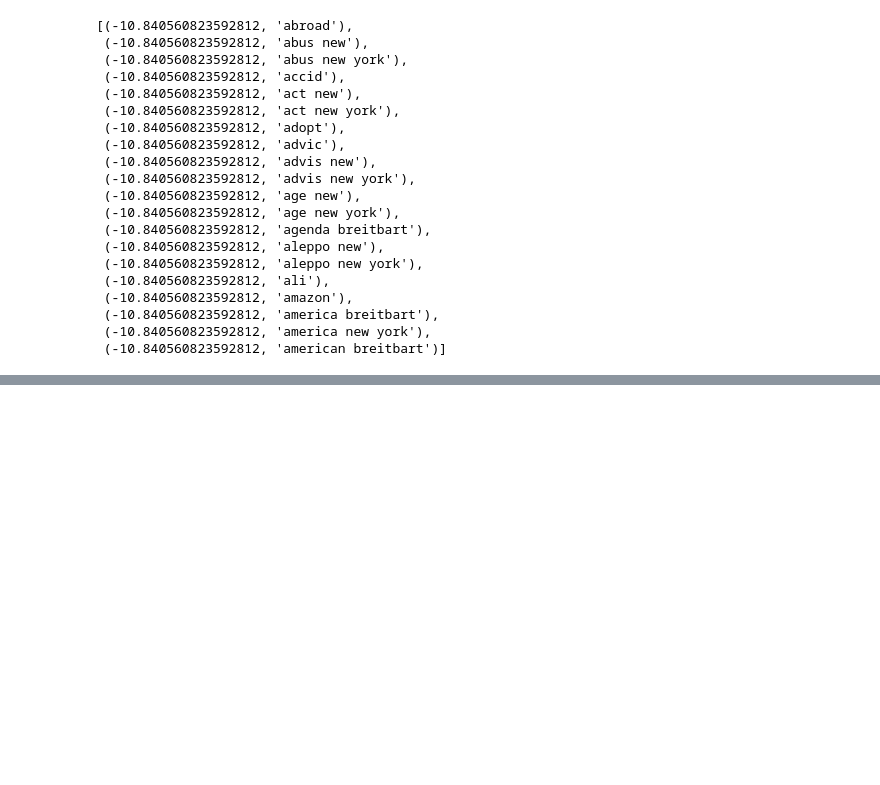
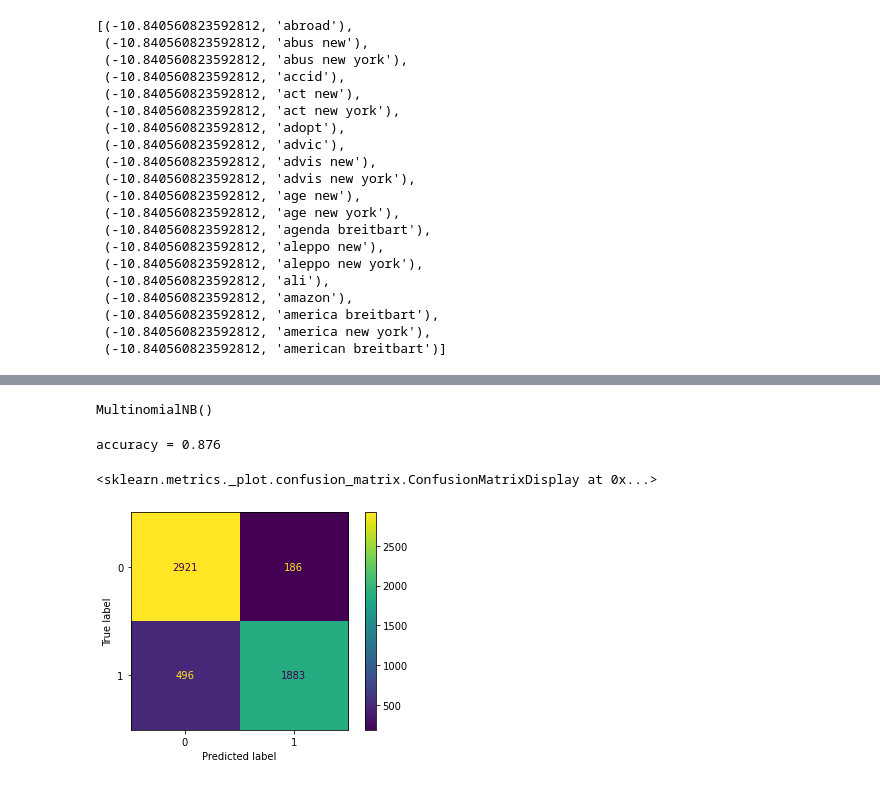
Before and after one commit to AhmadAbdElhameed/NLP, a Jupyter notebook: Fake News Prediction.ipynb, the cells around one changed output, grey strips where cells are left out. Drawn from its saved outputs; the diff is of its cells as text; code cells hidden in the pictures; blank space fills up the shorter version.

Commit message:
Adding Fake news prediction project notebook

```diff
--- a/Fake News Prediction.ipynb
+++ b/Fake News Prediction.ipynb
@@ -298,0 +331,4 @@ sorted(zip(naive_clf.coef_[0],feature_names))[:20]
+# %%
+## train test split
+from sklearn.model_selection import train_test_split
+X_train , X_test , y_train , y_test = train_test_split(X,y,test_size = 0.3,random_state = 42)
@@ -298,0 +348,9 @@ sorted(zip(naive_clf.coef_[0],feature_names))[:20]
+# %%
+naive_tf_idf = MultinomialNB()
+# %%
+naive_tf_idf.fit(X_train,y_train)
+# %% [output]
+MultinomialNB()
+# %%
+naive_tf_idf.fit(X_train,y_train)
+y_pred = naive_tf_idf.predict(X_test)
@@ -298,0 +359,4 @@ sorted(zip(naive_clf.coef_[0],feature_names))[:20]
+# %%
+print ('accuracy = %0.3f'%acc)
+# %% [output]
+accuracy = 0.876
@@ -298,0 +365,5 @@ sorted(zip(naive_clf.coef_[0],feature_names))[:20]
+# %%
+plot_confusion_matrix(naive_tf_idf, X_test, y_test)
+# %% [output]
+<sklearn.metrics._plot.confusion_matrix.ConfusionMatrixDisplay at 0x...>
+[figure, added]
```
Also changed, not shown: parts of 10 cells of this notebook.
